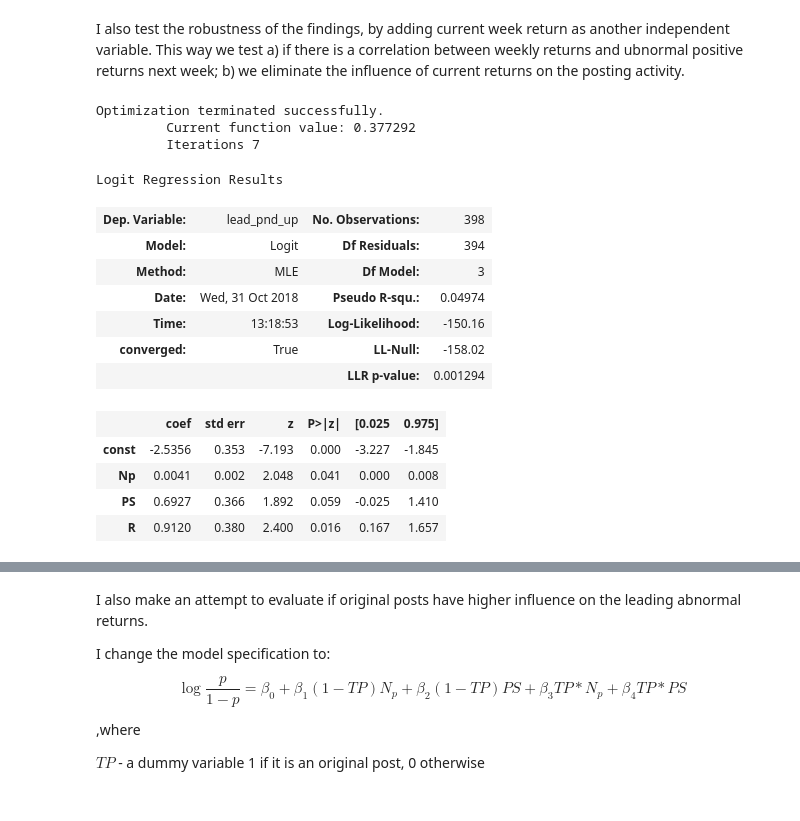
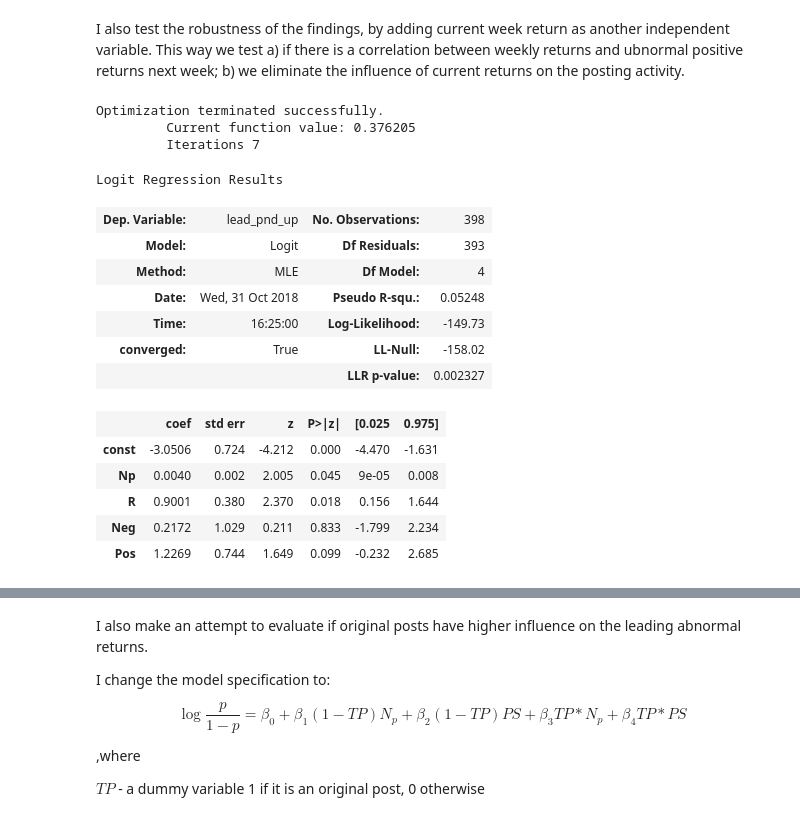
Before and after one commit to MikeStukalo/PumpNDump, a Jupyter notebook: analysis/3_Analyze.ipynb, the cells around one changed output, grey strips where cells are left out. Drawn from its saved outputs; the diff is of its cells as text; code cells hidden in the pictures.

Commit message:
changed logit specification after presentation comments

```diff
--- a/analysis/3_Analyze.ipynb
+++ b/analysis/3_Analyze.ipynb
@@ -348,7 +326,12 @@ data = reg_data_simple.dropna()
 X = data.loc[:,['count','mean']]
 X.columns = ['Np', 'PS']
 
+# Change PS to categorical
 X.loc[X.PS!=0,'PS'] = X.loc[X.PS!=0,'PS'].apply(lambda x: 1 if x>0 else -1)
+
+X = X.join(pd.get_dummies(X.PS))
+X.columns = ['Np', 'PS', "Neg", "Nue", "Pos"]
+X.drop(["PS", "Nue"], axis=1,  inplace=True)
 
 X = sm.add_constant(X)
 y = data.loc[:,'lead_pnd_up'].astype(int)
@@ -386,43 +370,48 @@ reg_data = df2.copy()
 flag = reg_data.groupby(['week', 'ticker'])[['lead_pnd_up','return']].last().reset_index()
 
 # Create a dataframe with independent variables
 reg_data_simple = reg_data.groupby(['week', 'ticker'])['com_positive'].agg({'count','mean'}).reset_index()
 reg_data_simple = pd.merge(reg_data_simple, flag, on=['week', 'ticker'],\
                           how = "left")
 
 data = reg_data_simple.dropna()
 
 # Create independent vars
 X = data.loc[:,['count','mean', 'return']]
 X.columns = ['Np', 'PS', 'R']
 
+# Change PS to categorical
 X.loc[X.PS!=0,'PS'] = X.loc[X.PS!=0,'PS'].apply(lambda x: 1 if x>0 else -1)
 
+X = X.join(pd.get_dummies(X.PS))
+X.columns = ['Np', 'PS', 'R', 'Neg', 'Nue', 'Pos']
+X.drop(["PS", "Nue"], axis=1,  inplace=True)
 
 X = sm.add_constant(X)
 y = data.loc[:,'lead_pnd_up'].astype(int)
 
 # Run regression
 model = smf.Logit(y,X)
 result = model.fit()
 result.summary()
 # %% [output]
 Optimization terminated successfully.
-         Current function value: 0.377292
+         Current function value: 0.376205
          Iterations 7
 Logit Regression Results
 | Dep. Variable: | lead_pnd_up | No. Observations: | 398 |
-| Model: | Logit | Df Residuals: | 394 |
-| Method: | MLE | Df Model: | 3 |
-| Date: | Wed, 31 Oct 2018 | Pseudo R-squ.: | 0.04974 |
-| Time: | 13:18:53 | Log-Likelihood: | -150.16 |
+| Model: | Logit | Df Residuals: | 393 |
+| Method: | MLE | Df Model: | 4 |
+| Date: | Wed, 31 Oct 2018 | Pseudo R-squ.: | 0.05248 |
+| Time: | 16:25:00 | Log-Likelihood: | -149.73 |
 | converged: | True | LL-Null: | -158.02 |
-|  |  | LLR p-value: | 0.001294 |
+|  |  | LLR p-value: | 0.002327 |
 |  | coef | std err | z | P>|z| | [0.025 | 0.975] |
-| const | -2.5356 | 0.353 | -7.193 | 0.000 | -3.227 | -1.845 |
-| Np | 0.0041 | 0.002 | 2.048 | 0.041 | 0.000 | 0.008 |
-| PS | 0.6927 | 0.366 | 1.892 | 0.059 | -0.025 | 1.410 |
-| R | 0.9120 | 0.380 | 2.400 | 0.016 | 0.167 | 1.657 |
+| const | -3.0506 | 0.724 | -4.212 | 0.000 | -4.470 | -1.631 |
+| Np | 0.0040 | 0.002 | 2.005 | 0.045 | 9e-05 | 0.008 |
+| R | 0.9001 | 0.380 | 2.370 | 0.018 | 0.156 | 1.644 |
+| Neg | 0.2172 | 1.029 | 0.211 | 0.833 | -1.799 | 2.234 |
+| Pos | 1.2269 | 0.744 | 1.649 | 0.099 | -0.232 | 2.685 |
 # %%
 modelToPNG(result, "./output/logit_spec3.png")
 # %% [output]
```
Also changed, not shown: parts of 12 cells of this notebook, 11 other files.
